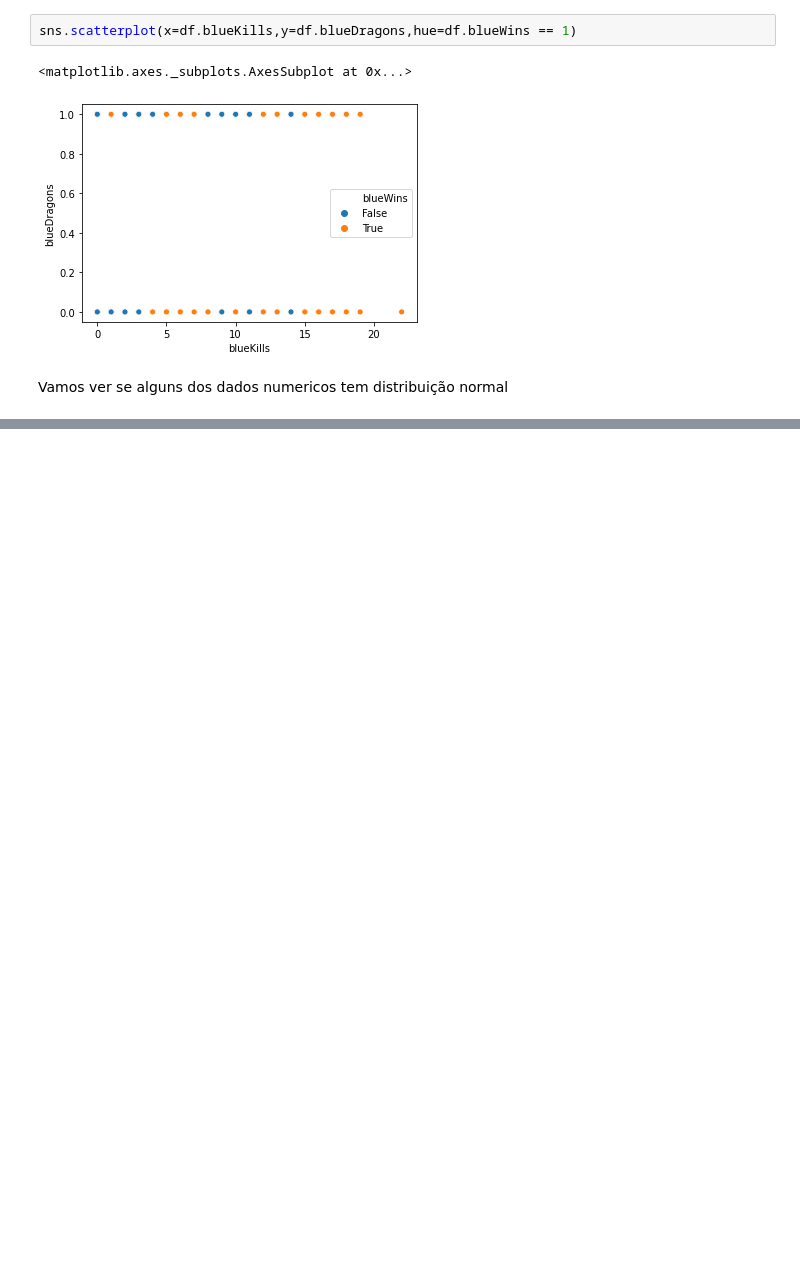
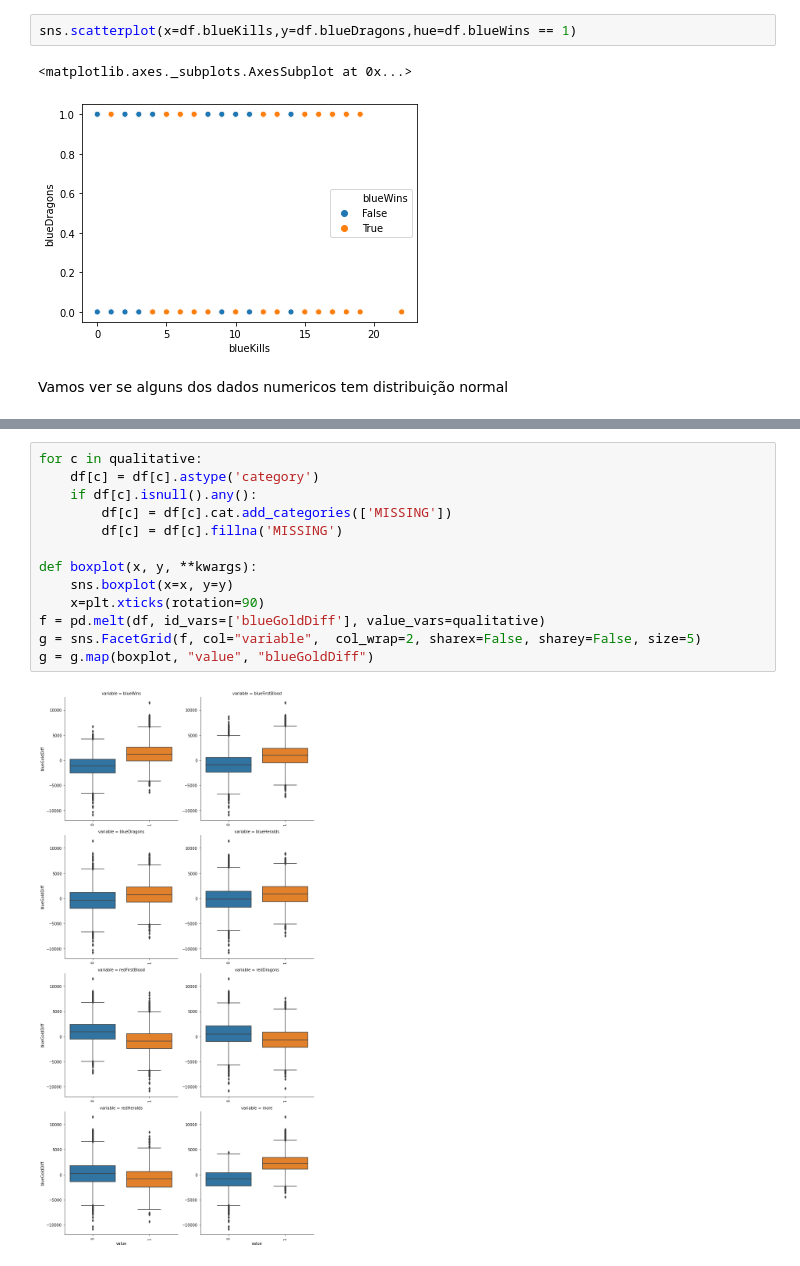
Before and after one commit to nilberthsouza/league-of-legends-analisys, a Jupyter notebook: explorationLeagueofLegendsDS.ipynb, the cells around one changed output, grey strips where cells are left out. Cells and saved outputs as stored; diff of their text form; blank space fills up the shorter version.

```diff
--- a/explorationLeagueofLegendsDS.ipynb
+++ b/explorationLeagueofLegendsDS.ipynb
@@ -119,0 +171,15 @@ dtype: object
+# %%
+for c in qualitative:
+    df[c] = df[c].astype('category')
+    if df[c].isnull().any():
+        df[c] = df[c].cat.add_categories(['MISSING'])
+        df[c] = df[c].fillna('MISSING')
+
+def boxplot(x, y, **kwargs):
+    sns.boxplot(x=x, y=y)
+    x=plt.xticks(rotation=90)
+f = pd.melt(df, id_vars=['blueGoldDiff'], value_vars=qualitative)
+g = sns.FacetGrid(f, col="variable",  col_wrap=2, sharex=False, sharey=False, size=5)
+g = g.map(boxplot, "value", "blueGoldDiff")
+# %% [output]
+[figure, added]
```
Also changed, not shown: parts of 11 cells of this notebook.
